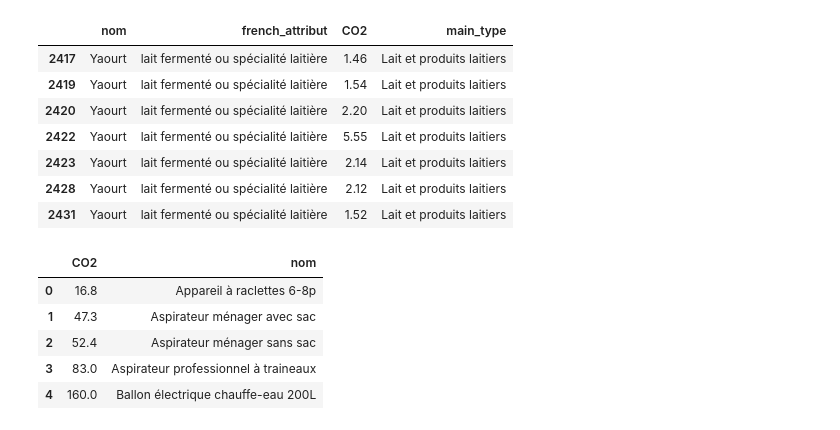
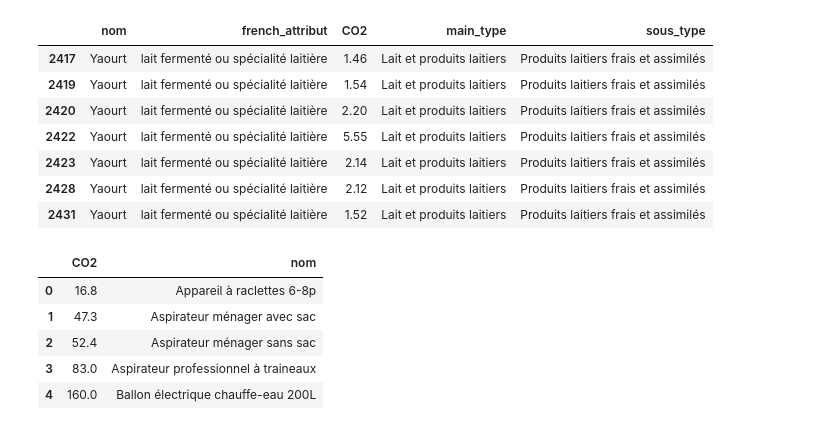
Before and after one commit to hachouaou/carboncalc, a Jupyter notebook: carbonsimulator/notebook.ipynb, the cells around one changed output. Cells and saved outputs as stored; diff of their text form; code cells hidden in the pictures.

```diff
--- a/carbonsimulator/notebook.ipynb
+++ b/carbonsimulator/notebook.ipynb
@@ -10,19 +10,19 @@ energie = pd.read_csv("../data/energie.csv")
 # %%
 aliments_filtered = aliments.rename(columns={"french_name" : "nom"})
 aliments_filtered = aliments_filtered.drop_duplicates(subset=aliments_filtered.columns.difference(['id']))
 aliments_filtered = aliments_filtered[~aliments_filtered['french_tag'].str.contains('viandes cuites', case=False, na=False)]
 aliments_filtered = aliments_filtered.drop(
-    ['id', 'status', 'english_name', 'english_attribut', 'type', 'french_tag', 'english_tag', 'validity_range', 'sous_type', 'comment', 'unit'], axis =1)
+    ['id', 'status', 'english_name', 'english_attribut', 'type', 'french_tag', 'english_tag', 'validity_range', 'comment', 'unit'], axis =1)
 aliments_filtered[aliments_filtered["nom"] == 'Yaourt']
 # %% [output]
-|  | nom | french_attribut | CO2 | main_type |
-| 2417 | Yaourt | lait fermenté ou spécialité laitière | 1.46 | Lait et produits laitiers |
-| 2419 | Yaourt | lait fermenté ou spécialité laitière | 1.54 | Lait et produits laitiers |
-| 2420 | Yaourt | lait fermenté ou spécialité laitière | 2.20 | Lait et produits laitiers |
-| 2422 | Yaourt | lait fermenté ou spécialité laitière | 5.55 | Lait et produits laitiers |
-| 2423 | Yaourt | lait fermenté ou spécialité laitière | 2.14 | Lait et produits laitiers |
-| 2428 | Yaourt | lait fermenté ou spécialité laitière | 2.12 | Lait et produits laitiers |
-| 2431 | Yaourt | lait fermenté ou spécialité laitière | 1.52 | Lait et produits laitiers |
+|  | nom | french_attribut | CO2 | main_type | sous_type |
+| 2417 | Yaourt | lait fermenté ou spécialité laitière | 1.46 | Lait et produits laitiers | Produits laitiers frais et assimilés |
+| 2419 | Yaourt | lait fermenté ou spécialité laitière | 1.54 | Lait et produits laitiers | Produits laitiers frais et assimilés |
+| 2420 | Yaourt | lait fermenté ou spécialité laitière | 2.20 | Lait et produits laitiers | Produits laitiers frais et assimilés |
+| 2422 | Yaourt | lait fermenté ou spécialité laitière | 5.55 | Lait et produits laitiers | Produits laitiers frais et assimilés |
+| 2423 | Yaourt | lait fermenté ou spécialité laitière | 2.14 | Lait et produits laitiers | Produits laitiers frais et assimilés |
+| 2428 | Yaourt | lait fermenté ou spécialité laitière | 2.12 | Lait et produits laitiers | Produits laitiers frais et assimilés |
+| 2431 | Yaourt | lait fermenté ou spécialité laitière | 1.52 | Lait et produits laitiers | Produits laitiers frais et assimilés |
 # %%
 equipents_filtered = equipements.drop(['french_name', 'status', 'type', 'english_name', 'french_attribut', 'english_attribut', 'english_tag', 'unit', 'validity_range', 'comment', 'french_tag', 'id'], axis=1).rename(columns={"complete_name" : "nom"}).head()
 equipents_filtered
```
Also changed, not shown: parts of 14 cells of this notebook, 4 other files.
